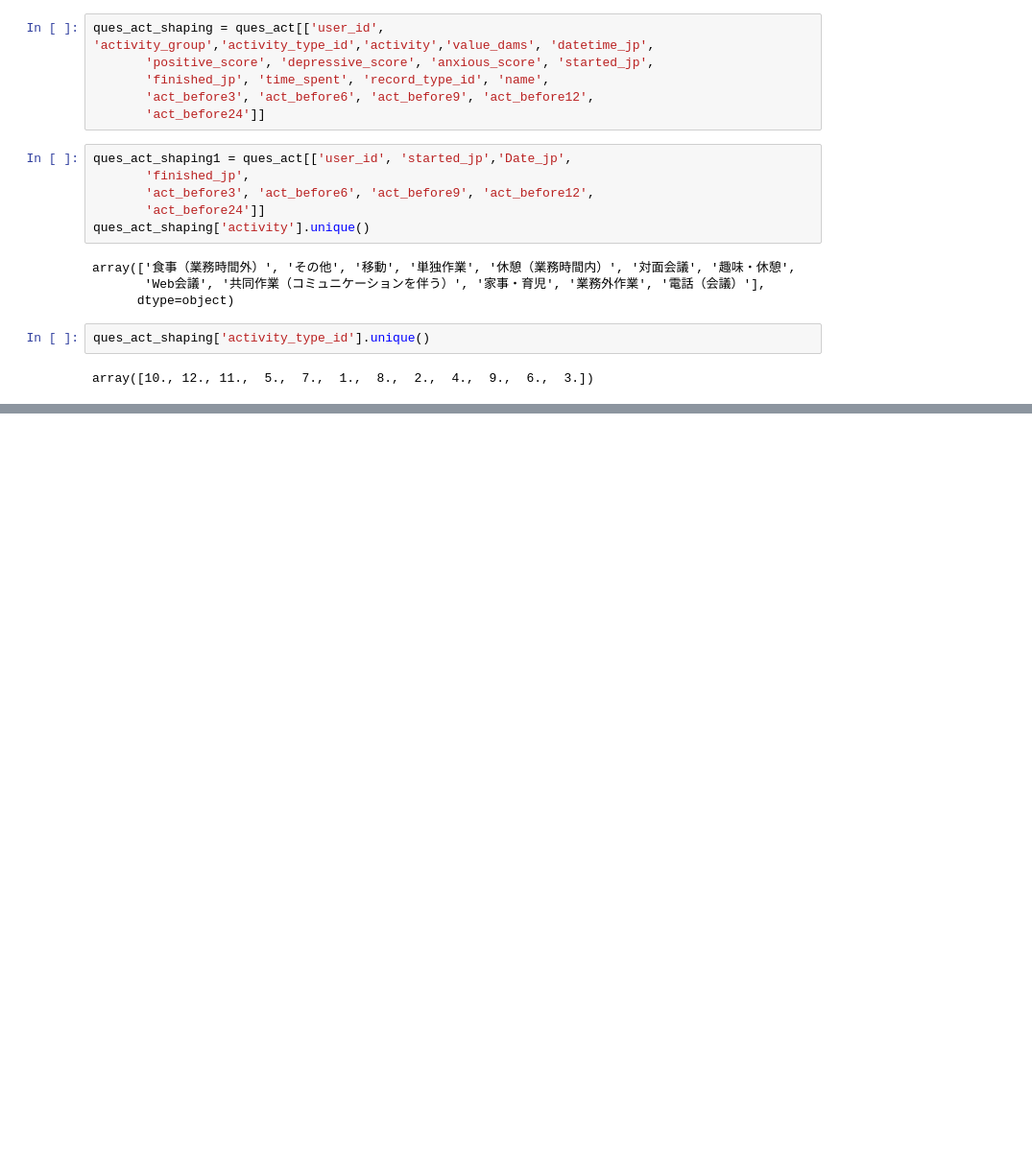
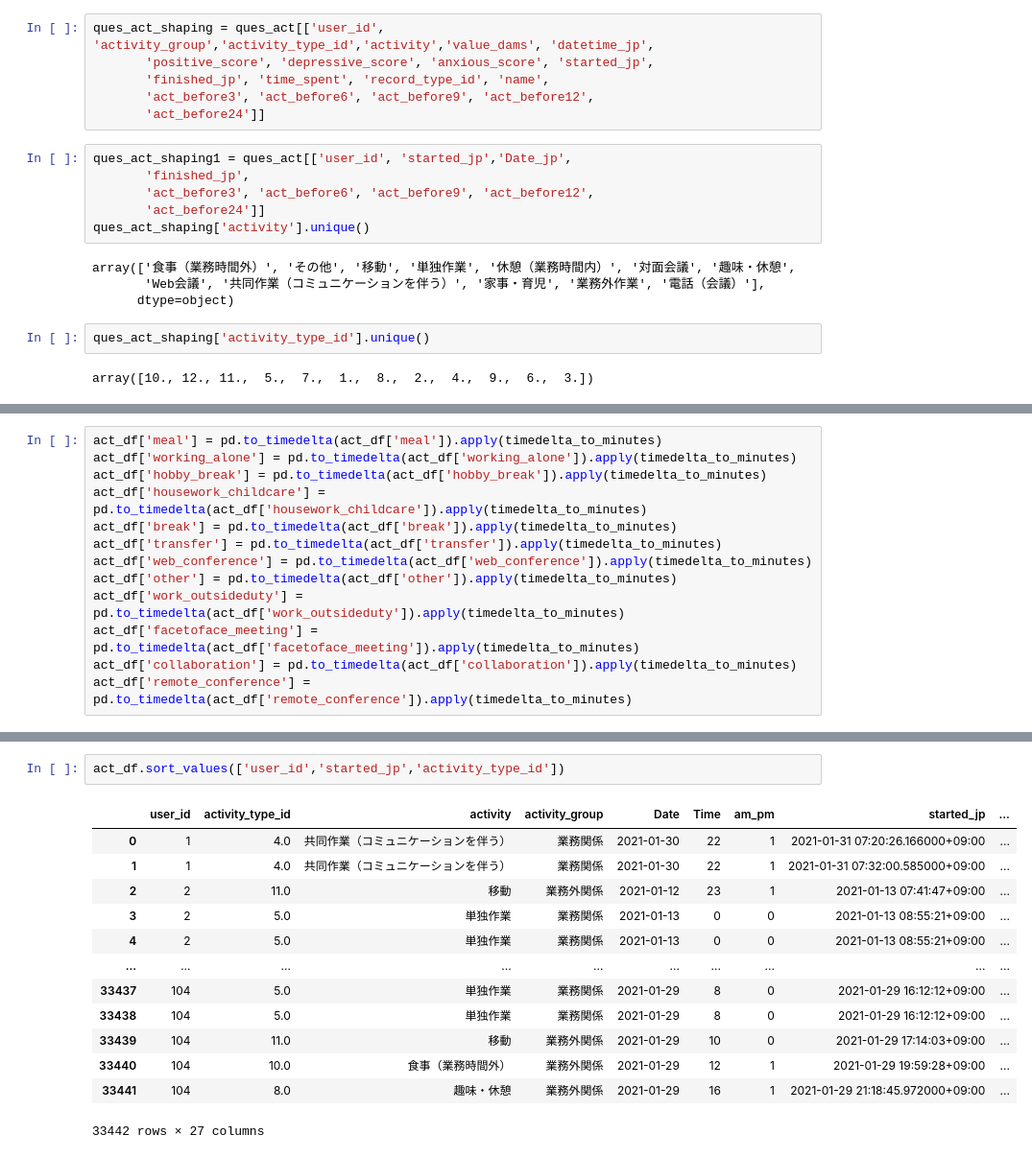
Before and after one commit to yusukennn/research_mental_prediction, a Jupyter notebook: code/ques_activity.ipynb, the cells around one changed output, grey strips where cells are left out. Shown at 96% size. Drawn from its saved outputs; the diff is of its cells as text; blank space fills up the shorter version.

```diff
--- a/code/ques_activity.ipynb
+++ b/code/ques_activity.ipynb
@@ -155,0 +148,13 @@ ques_act_shaping
+# %%
+act_df['meal'] = pd.to_timedelta(act_df['meal']).apply(timedelta_to_minutes)
+act_df['working_alone'] = pd.to_timedelta(act_df['working_alone']).apply(timedelta_to_minutes)
+act_df['hobby_break'] = pd.to_timedelta(act_df['hobby_break']).apply(timedelta_to_minutes)
+act_df['housework_childcare'] = pd.to_timedelta(act_df['housework_childcare']).apply(timedelta_to_minutes)
+act_df['break'] = pd.to_timedelta(act_df['break']).apply(timedelta_to_minutes)
+act_df['transfer'] = pd.to_timedelta(act_df['transfer']).apply(timedelta_to_minutes)
+act_df['web_conference'] = pd.to_timedelta(act_df['web_conference']).apply(timedelta_to_minutes)
+act_df['other'] = pd.to_timedelta(act_df['other']).apply(timedelta_to_minutes)
+act_df['work_outsideduty'] = pd.to_timedelta(act_df['work_outsideduty']).apply(timedelta_to_minutes)
+act_df['facetoface_meeting'] = pd.to_timedelta(act_df['facetoface_meeting']).apply(timedelta_to_minutes)
+act_df['collaboration'] = pd.to_timedelta(act_df['collaboration']).apply(timedelta_to_minutes)
+act_df['remote_conference'] = pd.to_timedelta(act_df['remote_conference']).apply(timedelta_to_minutes)
@@ -155,0 +179,16 @@ ques_act_shaping
+# %%
+act_df.sort_values(['user_id','started_jp','activity_type_id'])
+# %% [output]
+|  | user_id | activity_type_id | activity | activity_group | Date | Time | am_pm | started_jp | ... |
+| 0 | 1 | 4.0 | 共同作業（コミュニケーションを伴う） | 業務関係 | 2021-01-30 | 22 | 1 | 2021-01-31 07:20:26.166000+09:00 | ... |
+| 1 | 1 | 4.0 | 共同作業（コミュニケーションを伴う） | 業務関係 | 2021-01-30 | 22 | 1 | 2021-01-31 07:32:00.585000+09:00 | ... |
+| 2 | 2 | 11.0 | 移動 | 業務外関係 | 2021-01-12 | 23 | 1 | 2021-01-13 07:41:47+09:00 | ... |
+| 3 | 2 | 5.0 | 単独作業 | 業務関係 | 2021-01-13 | 0 | 0 | 2021-01-13 08:55:21+09:00 | ... |
+| 4 | 2 | 5.0 | 単独作業 | 業務関係 | 2021-01-13 | 0 | 0 | 2021-01-13 08:55:21+09:00 | ... |
+| ... | ... | ... | ... | ... | ... | ... | ... | ... | ... |
+| 33437 | 104 | 5.0 | 単独作業 | 業務関係 | 2021-01-29 | 8 | 0 | 2021-01-29 16:12:12+09:00 | ... |
+| 33438 | 104 | 5.0 | 単独作業 | 業務関係 | 2021-01-29 | 8 | 0 | 2021-01-29 16:12:12+09:00 | ... |
+| 33439 | 104 | 11.0 | 移動 | 業務外関係 | 2021-01-29 | 10 | 0 | 2021-01-29 17:14:03+09:00 | ... |
+| 33440 | 104 | 10.0 | 食事（業務時間外） | 業務外関係 | 2021-01-29 | 12 | 1 | 2021-01-29 19:59:28+09:00 | ... |
+| 33441 | 104 | 8.0 | 趣味・休憩 | 業務外関係 | 2021-01-29 | 16 | 1 | 2021-01-29 21:18:45.972000+09:00 | ... |
+33442 rows × 27 columns
```
Also changed, not shown: parts of 13 cells of this notebook, 1 other file.
